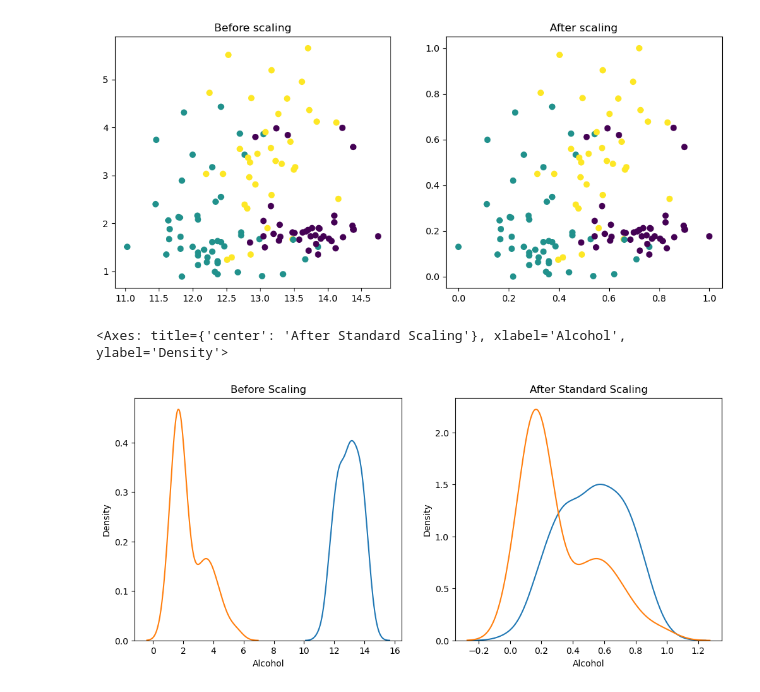
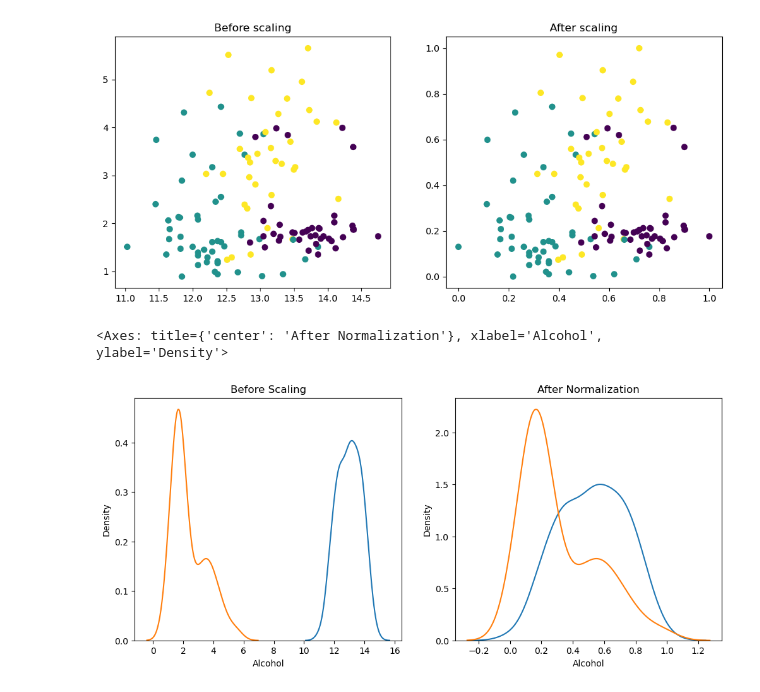
Before and after one commit to Swayam7Garg/ML-learning-journey, a Jupyter notebook: 10/Normalization.ipynb, the cells around one changed output. Cells and saved outputs as stored; diff of their text form; code cells hidden in the pictures.

Commit message:
Normalization

```diff
--- a/10/Normalization.ipynb
+++ b/10/Normalization.ipynb
@@ -164,15 +164,15 @@ plt.show()
 # %%
 fig, (ax1, ax2) = plt.subplots(ncols=2, figsize=(12, 5))
 
 # before scaling
 ax1.set_title('Before Scaling')
 sns.kdeplot(X_train['Alcohol'], ax=ax1)
 sns.kdeplot(X_train['Malic acid'], ax=ax1)
 
 # after scaling
-ax2.set_title('After Standard Scaling')
+ax2.set_title('After Normalization')
 sns.kdeplot(X_train_scaled['Alcohol'], ax=ax2)
 sns.kdeplot(X_train_scaled['Malic acid'], ax = ax2)
 # %% [output]
-<Axes: title={'center': 'After Standard Scaling'}, xlabel='Alcohol', ylabel='Density'>
+<Axes: title={'center': 'After Normalization'}, xlabel='Alcohol', ylabel='Density'>
-[figure, old version]
+[figure, new version]
```
Also changed, not shown: parts of 1 cell of this notebook, 2 other files.
